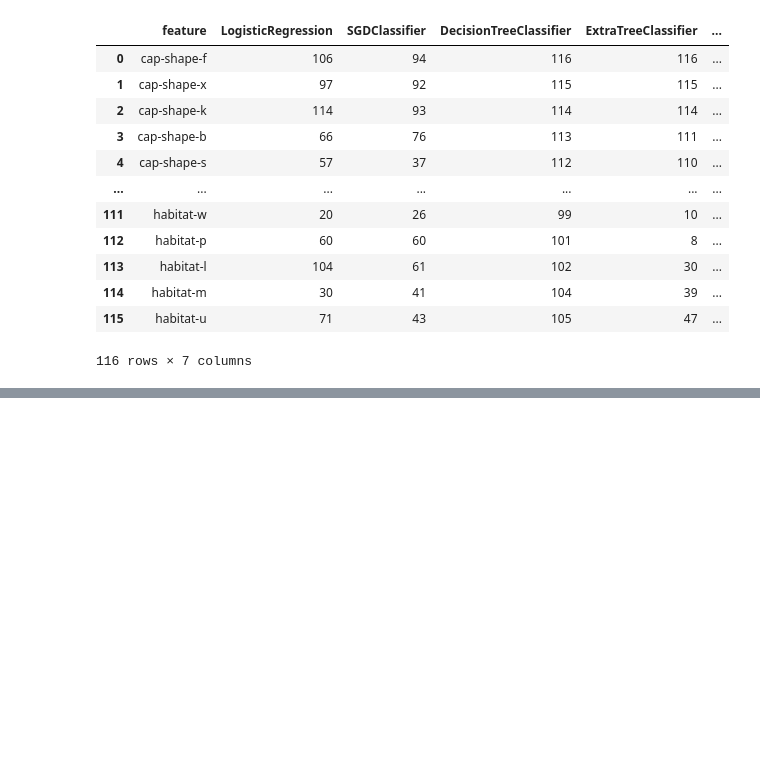
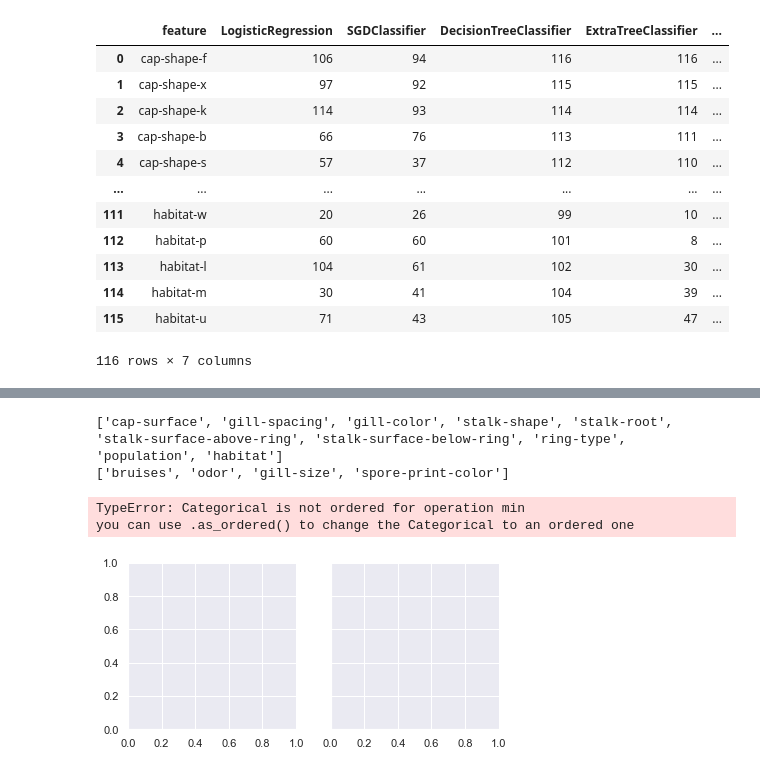
Before and after one commit to Andy666Fox/TINY_DS_PROJECTS, a Jupyter notebook: Mushroom_classification/Mushroom_main.ipynb, the cells around one changed output, grey strips where cells are left out. Cells and saved outputs as stored; diff of their text form; code cells hidden in the pictures; blank space fills up the shorter version.

```diff
--- a/Mushroom_classification/Mushroom_main.ipynb
+++ b/Mushroom_classification/Mushroom_main.ipynb
@@ -369,0 +386,6 @@ feature_rankings
+# %%
+sorted_rankings = [0] * len(summed_rankings)
+
+for i, x in enumerate(sorted(range(len(summed_rankings)), key=lambda y: summed_rankings[y])):
+    sorted_rankings[x] = i + 1
+sorted_rankings[:10]
@@ -369,0 +394,3 @@ feature_rankings
+# %%
+feature_rankings['overall_ranking'] = sorted_rankings
+feature_rankings
@@ -369,0 +411,3 @@ feature_rankings
+# %%
+feature_rankings.sort_values(by='overall_ranking', inplace=True)
+feature_rankings.head()
@@ -369,0 +421,3 @@ feature_rankings
+# %%
+feature_rankings = feature_rankings.set_index('feature')
+feature_rankings.head(10)
@@ -369,0 +437,20 @@ feature_rankings
+# %%
+print(distinctive_distributions)
+print(opposite_distributions)
+# %% [output]
+['cap-surface', 'gill-spacing', 'gill-color', 'stalk-shape', 'stalk-root', 'stalk-surface-above-ring', 'stalk-surface-below-ring', 'ring-type', 'population', 'habitat']
+['bruises', 'odor', 'gill-size', 'spore-print-color']
+# %%
+df_oh = pd.concat([X_oh.astype('category'), pd.Series(y, name='class')], axis=1)
+for col in feature_rankings.index[:5]:
+    sns.displot(
+        data=df_oh,
+        x=col,
+        col="class",
+        binwidth=3,
+        height=3
+    )
+# %% [output]
+TypeError: Categorical is not ordered for operation min
+you can use .as_ordered() to change the Categorical to an ordered one
+[figure, added]
```
Also changed, not shown: parts of 5 cells of this notebook.
